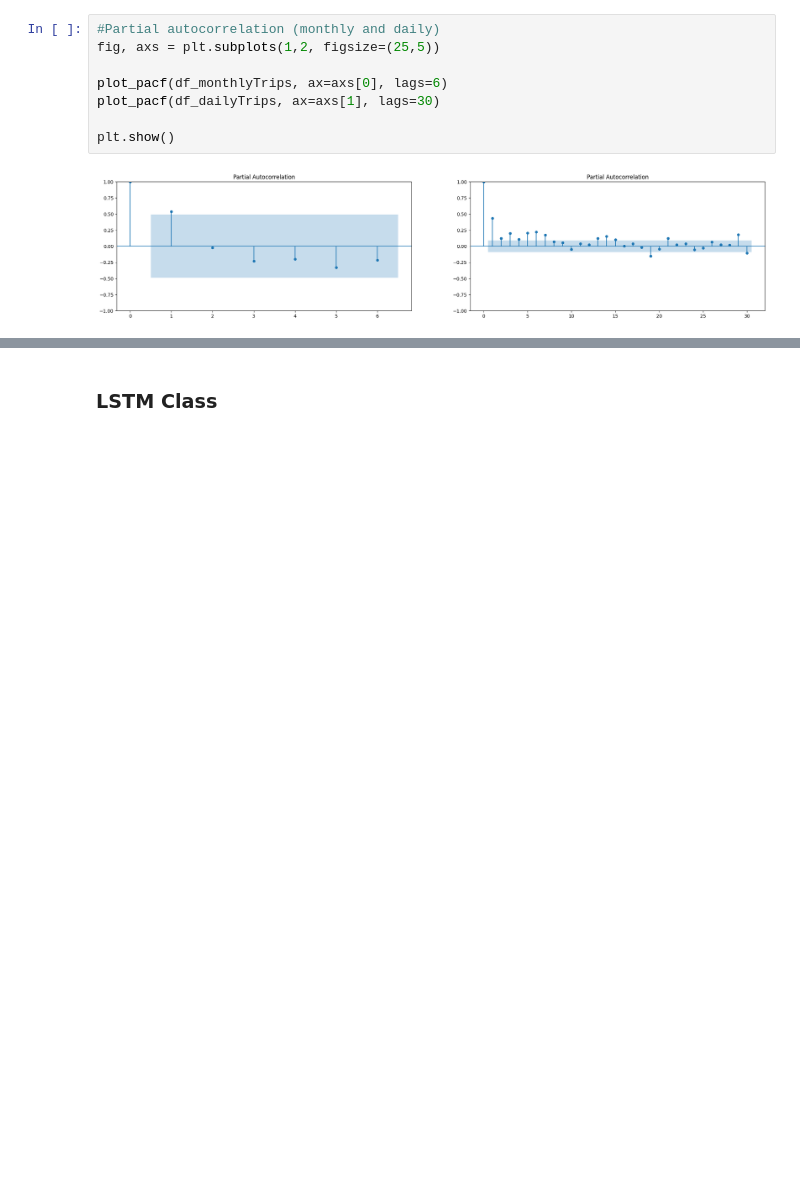
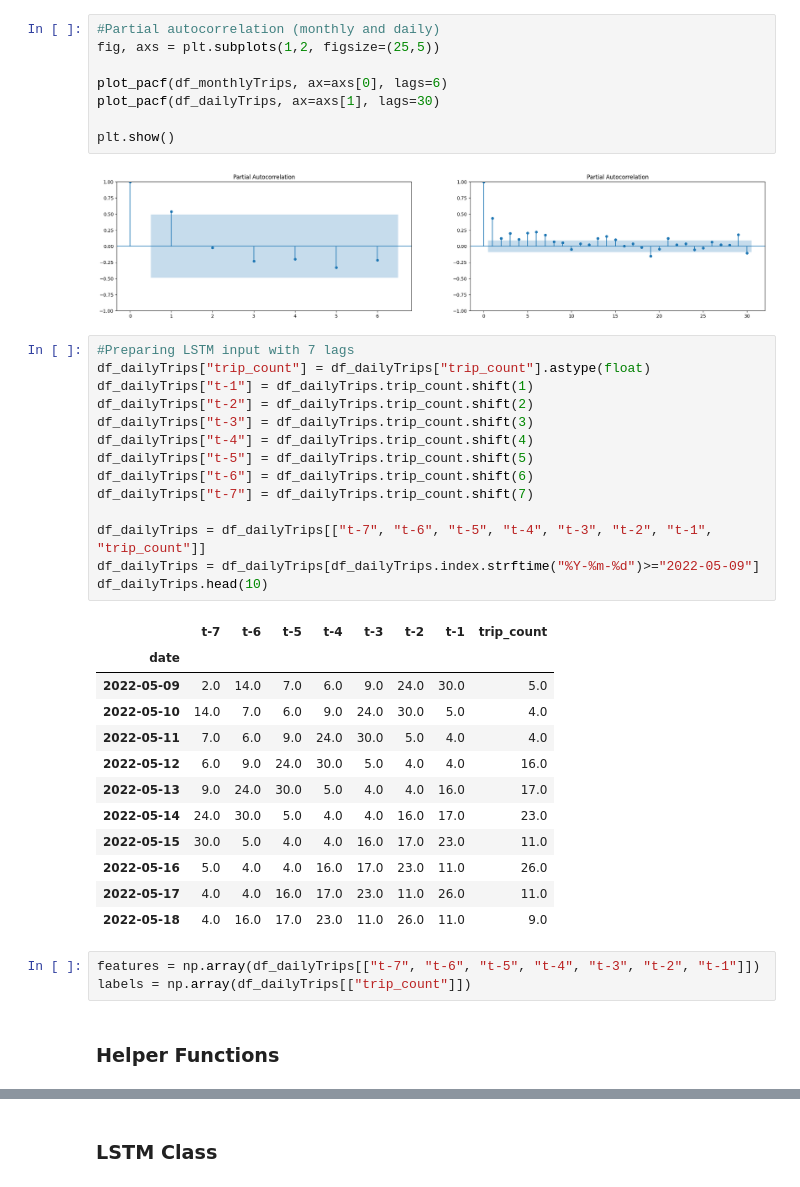
Before and after one commit to vubanc/BikeTimeSeriesAnalysis, a Jupyter notebook: LSTM_TSForecasting.ipynb, the cells around one changed output, grey strips where cells are left out. Drawn from its saved outputs; the diff is of its cells as text; blank space fills up the shorter version.

```diff
--- a/LSTM_TSForecasting.ipynb
+++ b/LSTM_TSForecasting.ipynb
@@ -100,3 +100,35 @@ plot_pacf(df_dailyTrips, ax=axs[1], lags=30)
 plt.show()
 # %% [output]
 [figure]
+# %%
+#Preparing LSTM input with 7 lags
+df_dailyTrips["trip_count"] = df_dailyTrips["trip_count"].astype(float)
+df_dailyTrips["t-1"] = df_dailyTrips.trip_count.shift(1)
+df_dailyTrips["t-2"] = df_dailyTrips.trip_count.shift(2)
+df_dailyTrips["t-3"] = df_dailyTrips.trip_count.shift(3)
+df_dailyTrips["t-4"] = df_dailyTrips.trip_count.shift(4)
+df_dailyTrips["t-5"] = df_dailyTrips.trip_count.shift(5)
+df_dailyTrips["t-6"] = df_dailyTrips.trip_count.shift(6)
+df_dailyTrips["t-7"] = df_dailyTrips.trip_count.shift(7)
+
+df_dailyTrips = df_dailyTrips[["t-7", "t-6", "t-5", "t-4", "t-3", "t-2", "t-1", "trip_count"]]
+df_dailyTrips = df_dailyTrips[df_dailyTrips.index.strftime("%Y-%m-%d")>="2022-05-09"]
+df_dailyTrips.head(10)
+# %% [output]
+|  | t-7 | t-6 | t-5 | t-4 | t-3 | t-2 | t-1 | trip_count |
+| date |  |  |  |  |  |  |  |  |
+| 2022-05-09 | 2.0 | 14.0 | 7.0 | 6.0 | 9.0 | 24.0 | 30.0 | 5.0 |
+| 2022-05-10 | 14.0 | 7.0 | 6.0 | 9.0 | 24.0 | 30.0 | 5.0 | 4.0 |
+| 2022-05-11 | 7.0 | 6.0 | 9.0 | 24.0 | 30.0 | 5.0 | 4.0 | 4.0 |
+| 2022-05-12 | 6.0 | 9.0 | 24.0 | 30.0 | 5.0 | 4.0 | 4.0 | 16.0 |
+| 2022-05-13 | 9.0 | 24.0 | 30.0 | 5.0 | 4.0 | 4.0 | 16.0 | 17.0 |
+| 2022-05-14 | 24.0 | 30.0 | 5.0 | 4.0 | 4.0 | 16.0 | 17.0 | 23.0 |
+| 2022-05-15 | 30.0 | 5.0 | 4.0 | 4.0 | 16.0 | 17.0 | 23.0 | 11.0 |
+| 2022-05-16 | 5.0 | 4.0 | 4.0 | 16.0 | 17.0 | 23.0 | 11.0 | 26.0 |
+| 2022-05-17 | 4.0 | 4.0 | 16.0 | 17.0 | 23.0 | 11.0 | 26.0 | 11.0 |
+| 2022-05-18 | 4.0 | 16.0 | 17.0 | 23.0 | 11.0 | 26.0 | 11.0 | 9.0 |
+# %%
+features = np.array(df_dailyTrips[["t-7", "t-6", "t-5", "t-4", "t-3", "t-2", "t-1"]])
+labels = np.array(df_dailyTrips[["trip_count"]])
+# %% [markdown]
+### **Helper Functions**
```
Also changed, not shown: parts of 6 cells of this notebook.
